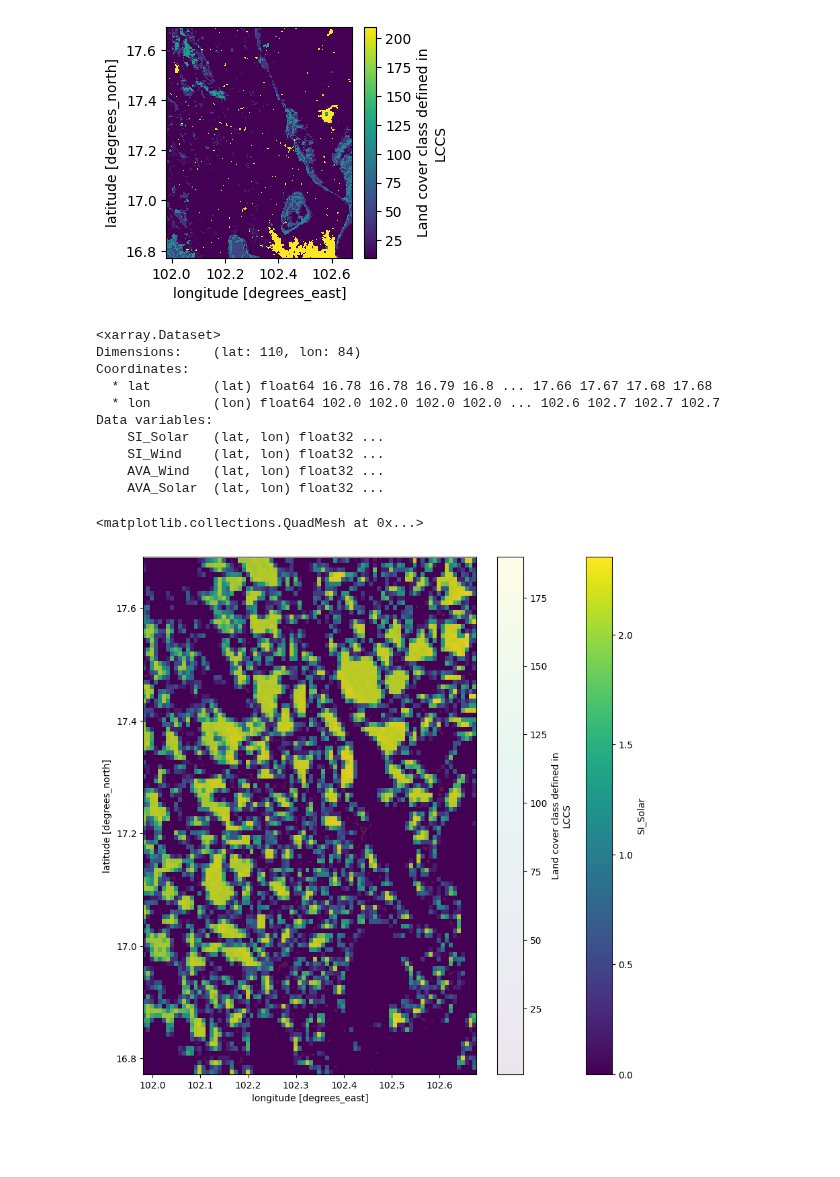
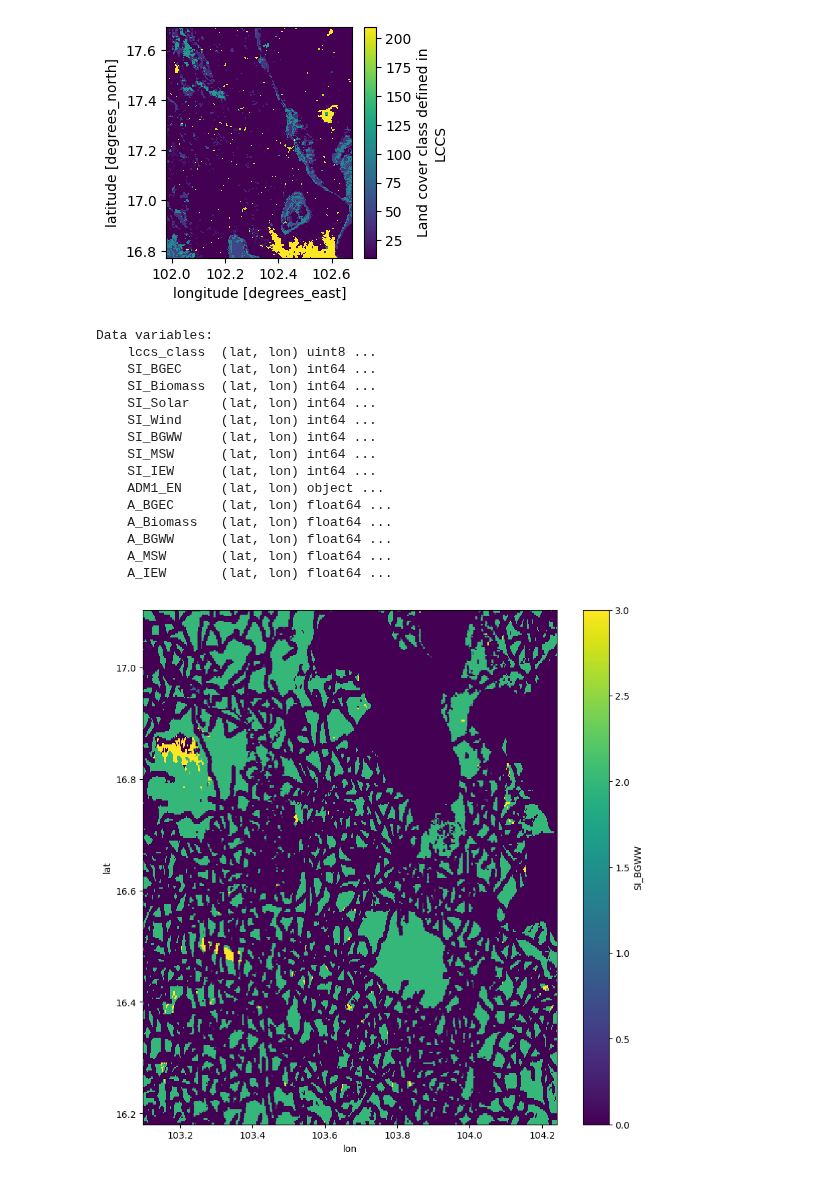
Before and after one commit to NarasetS/REPowerPlant_Siting, a Jupyter notebook: Checking_SI_map.ipynb, the cells around one changed output. Saved outputs shown, nothing was run; the diff lists cells and outputs as text; code cells hidden in the pictures; blank space fills up the shorter version.

```diff
--- a/Checking_SI_map.ipynb
+++ b/Checking_SI_map.ipynb
@@ -11,7 +11,7 @@ import shapely.geometry.multipolygon as sh
 ## First, I try to create a bouadary of THialand for acquiring data##
 thailandmap = gpd.read_file('Data\\tha_admbnda_adm1_rtsd_20220121\\tha_admbnda_adm1_rtsd_20220121.shp')
 thailandmap.crs = {'init': 'epsg:4326'}
-province = "หนองบัวลำภู"
+province = "กาฬสินธุ์"
 thailandmap = thailandmap.loc[thailandmap['ADM1_TH'] == province]
 print(thailandmap.unary_union.bounds)
 min_lon = thailandmap.unary_union.bounds[0]
@@ -53,23 +53,27 @@ Data variables:
 <matplotlib.collections.QuadMesh at 0x...>
 [figure]
 # %%
-xr_landuse_suitability_index = xr.open_dataset('Output\\xr_final_SI.nc')
+xr_landuse_suitability_index = xr.open_dataset('Output\\xr_SI_Landcover.nc')
 xr_landuse_suitability_index = xr_landuse_suitability_index.sel(lat=slice(max_lat,min_lat), lon=slice(min_lon,max_lon))
-print(xr_landuse_suitability_index)
+fig, ax = plt.subplots(figsize=(10,10))
+xr_landuse_suitability_index['SI_BGWW'].plot(ax = ax,zorder = 0)
+# xr_landuse['lccs_class'].where(xr_landuse['lccs_class']==190,1,0).plot(ax = ax,zorder = 1, alpha = 0.1)
 
-fig, ax = plt.subplots(figsize=(10,10))
-xr_landuse_suitability_index['SI_Solar'].plot(ax = ax,zorder = 0)
-xr_landuse['lccs_class'].where(xr_landuse['lccs_class']==190,1,0).plot(ax = ax,zorder = 1, alpha = 0.1)
+print(xr_landuse_suitability_index.data_vars)
 # %% [output]
-<xarray.Dataset>
-Dimensions:    (lat: 110, lon: 84)
-Coordinates:
-  * lat        (lat) float64 16.78 16.78 16.79 16.8 ... 17.66 17.67 17.68 17.68
-  * lon        (lon) float64 102.0 102.0 102.0 102.0 ... 102.6 102.7 102.7 102.7
 Data variables:
-    SI_Solar   (lat, lon) float32 ...
-    SI_Wind    (lat, lon) float32 ...
-    AVA_Wind   (lat, lon) float32 ...
-    AVA_Solar  (lat, lon) float32 ...
+    lccs_class  (lat, lon) uint8 ...
+    SI_BGEC     (lat, lon) int64 ...
+    SI_Biomass  (lat, lon) int64 ...
+    SI_Solar    (lat, lon) int64 ...
+    SI_Wind     (lat, lon) int64 ...
+    SI_BGWW     (lat, lon) int64 ...
+    SI_MSW      (lat, lon) int64 ...
+    SI_IEW      (lat, lon) int64 ...
+    ADM1_EN     (lat, lon) object ...
+    A_BGEC      (lat, lon) float64 ...
+    A_Biomass   (lat, lon) float64 ...
+    A_BGWW      (lat, lon) float64 ...
+    A_MSW       (lat, lon) float64 ...
+    A_IEW       (lat, lon) float64 ...
-<matplotlib.collections.QuadMesh at 0x...>
-[figure, old version]
+[figure, new version]
```
Also changed, not shown: parts of 2 cells of this notebook, 18 other files.
